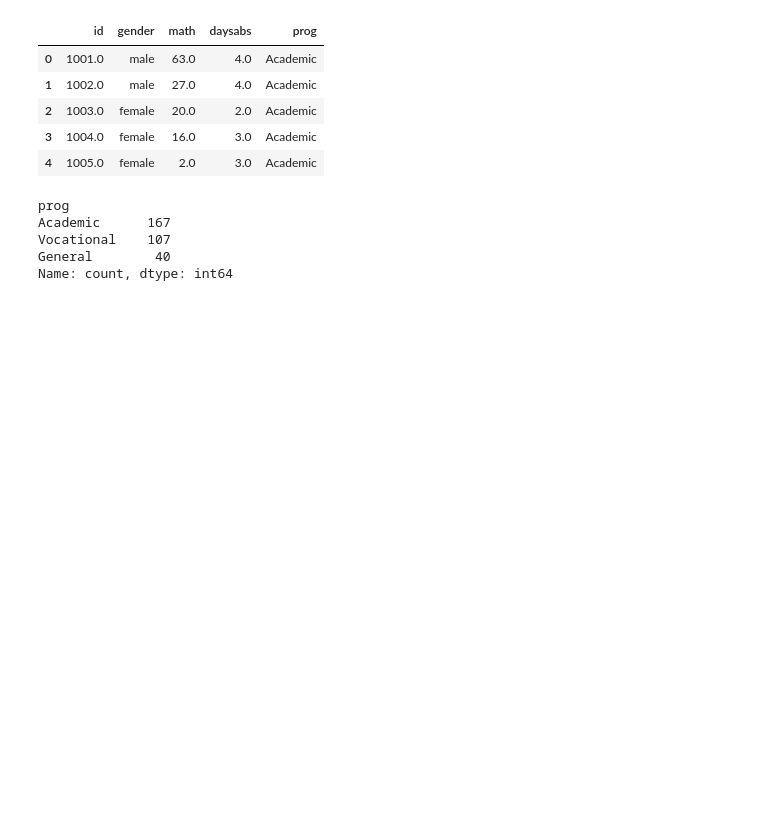
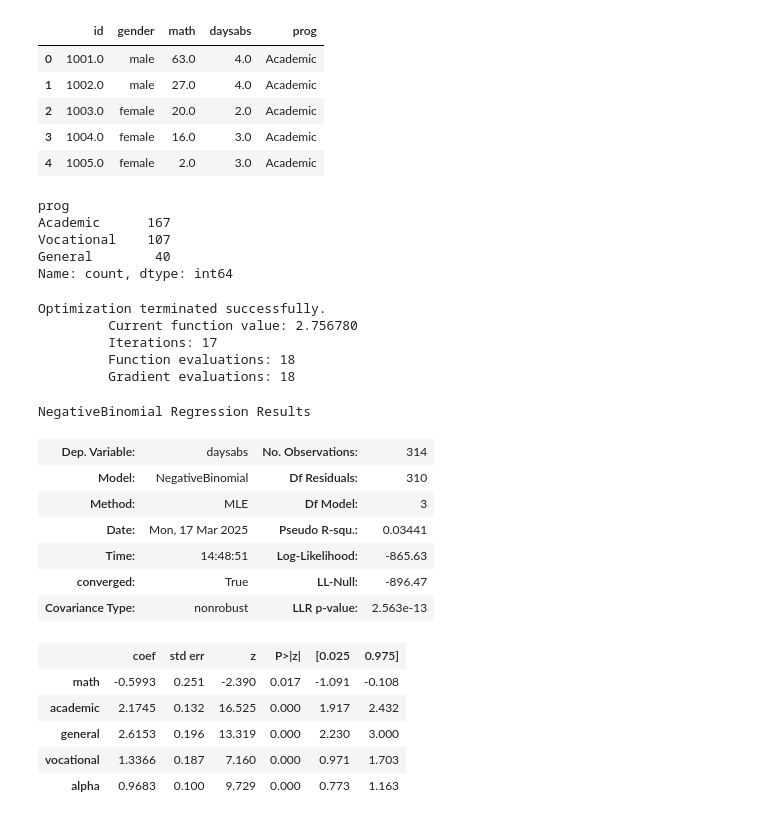
Before and after one commit to mgreenbe/DATA335W2025, a Jupyter notebook: code/count_regression.ipynb, the cells around one changed output. Drawn from its saved outputs; the diff is of its cells as text; code cells hidden in the pictures; blank space fills up the shorter version.

```diff
--- a/code/count_regression.ipynb
+++ b/code/count_regression.ipynb
@@ -332,3 +337,36 @@ Academic      167
 Vocational    107
 General        40
 Name: count, dtype: int64
+# %%
+X = pd.DataFrame(
+    {
+        "math": data["math"] / 100,
+        "academic": data["prog"] == "Academic",
+        "general": data["prog"] == "General",
+        "vocational": data["prog"] == "Vocational",
+    }
+).astype(float)
+y = data["daysabs"]
+# %%
+fit = sm.NegativeBinomial(y, X).fit()
+fit.summary()
+# %% [output]
+Optimization terminated successfully.
+         Current function value: 2.756780
+         Iterations: 17
+         Function evaluations: 18
+         Gradient evaluations: 18
+NegativeBinomial Regression Results
+| Dep. Variable: | daysabs | No. Observations: | 314 |
+| Model: | NegativeBinomial | Df Residuals: | 310 |
+| Method: | MLE | Df Model: | 3 |
+| Date: | Mon, 17 Mar 2025 | Pseudo R-squ.: | 0.03441 |
+| Time: | 14:48:51 | Log-Likelihood: | -865.63 |
+| converged: | True | LL-Null: | -896.47 |
+| Covariance Type: | nonrobust | LLR p-value: | 2.563e-13 |
+|  | coef | std err | z | P>|z| | [0.025 | 0.975] |
+| math | -0.5993 | 0.251 | -2.390 | 0.017 | -1.091 | -0.108 |
+| academic | 2.1745 | 0.132 | 16.525 | 0.000 | 1.917 | 2.432 |
+| general | 2.6153 | 0.196 | 13.319 | 0.000 | 2.230 | 3.000 |
+| vocational | 1.3366 | 0.187 | 7.160 | 0.000 | 0.971 | 1.703 |
+| alpha | 0.9683 | 0.100 | 9.729 | 0.000 | 0.773 | 1.163 |
```
Also changed, not shown: parts of 4 cells of this notebook.
